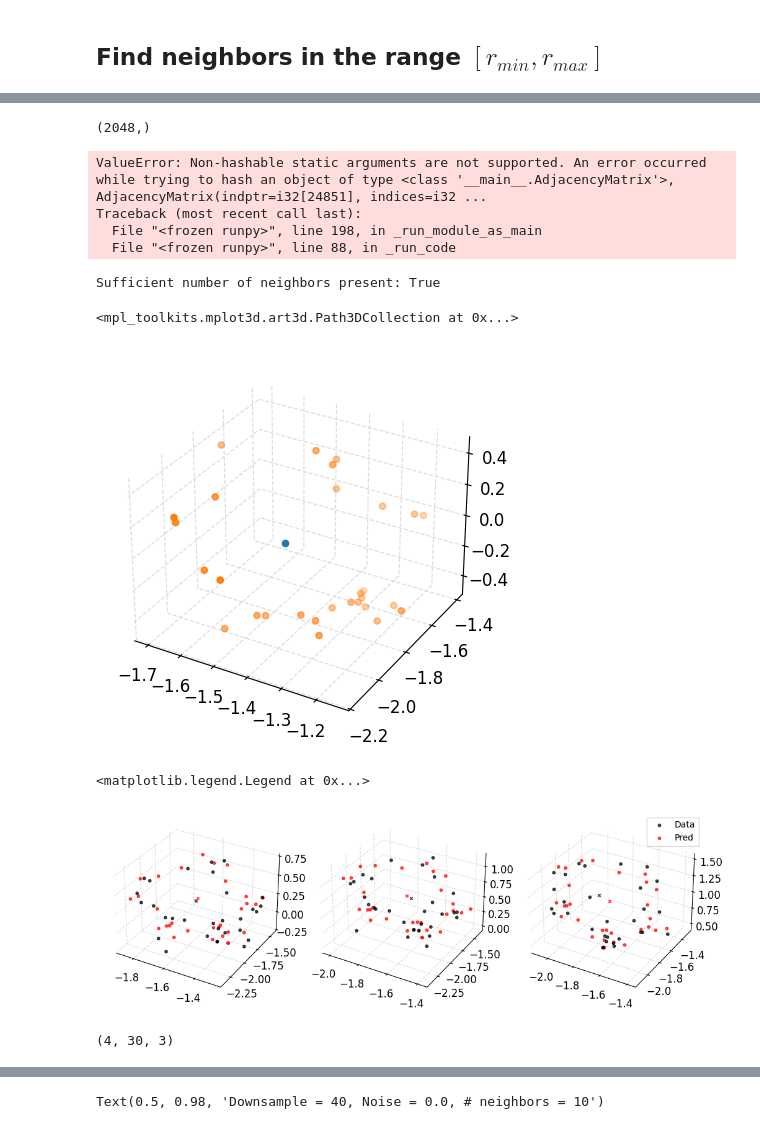
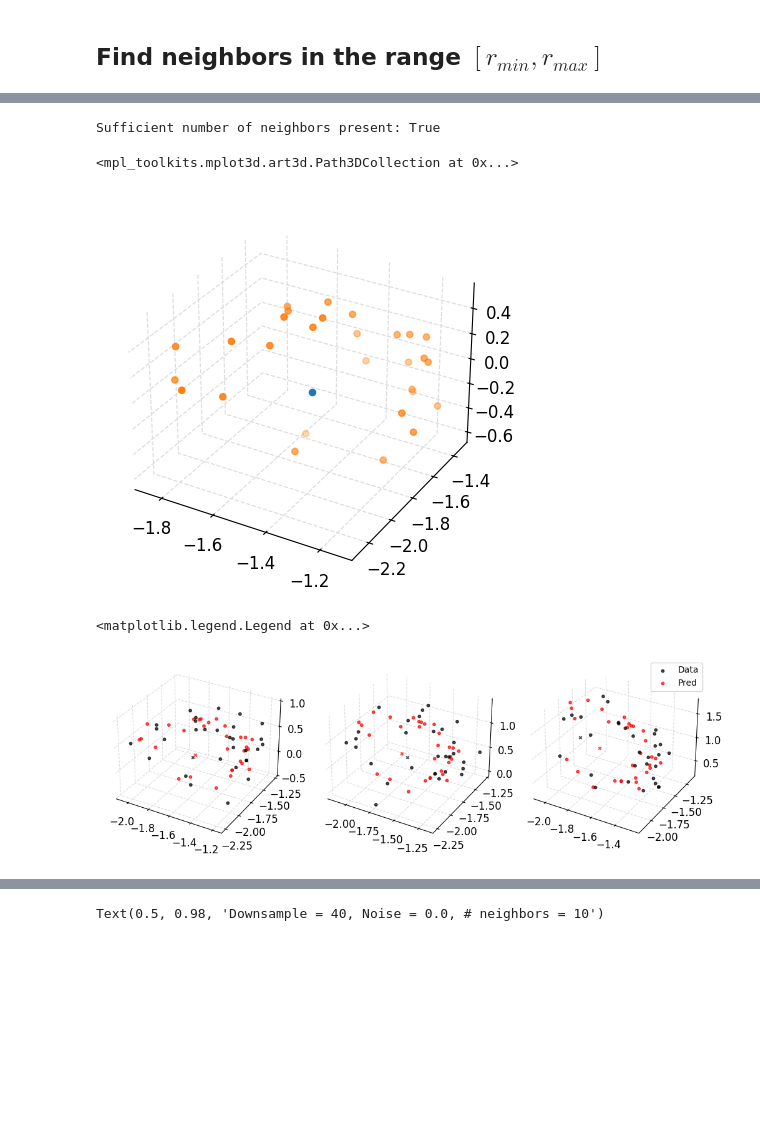
Before and after one commit to Jhko725/sandbox, a Jupyter notebook: notebooks/analysis/neighborhood.ipynb, the cells around one changed output, grey strips where cells are left out. Cells and saved outputs as stored; diff of their text form; code cells hidden in the pictures; blank space fills up the shorter version.

Commit message:
Finished implementing improved neighborhood based training

```diff
--- a/notebooks/analysis/neighborhood.ipynb
+++ b/notebooks/analysis/neighborhood.ipynb
@@ -89,7 +93,7 @@ ax.scatter(*dataset.u.reshape(-1, 3).T, s=0.5)
 # %% [markdown]
 ## Find neighbors in the range $[r_{min}, r_{max}]$
 # %%
-r_min, r_max = 0.3, 0.5
+r_min, r_max = 0.4, 0.6
 rollout = 3
 
 tree = scspatial.KDTree(
@@ -128,18 +131,0 @@ ax.hist(np.asarray([len(idx) for idx in neighbor_inds]), bins=50)
-# %%
-def sample_neighbor_inds(
-    sample_ind: int, n_samples: int, num_neighbor_cutoff: int = 30, key: int = 0
-):
-    rng = np.random.default_rng(key)
-    low, high = within_range.indptr[sample_ind], within_range.indptr[sample_ind + 1]
-    if high - low <= num_neighbor_cutoff:
-        neighbor_inds = np.zeros_like(sample_ind, shape=(n_samples,))
-        sufficient_neighbors = False
-    else:
-        ptrs = rng.integers(
-            low,
-            high,
-            size=n_samples,
-        )
-        neighbor_inds = within_range.indices[ptrs]
-        sufficient_neighbors = True
-    return neighbor_inds, sufficient_neighbors
@@ -274,19 +132,7 @@ out[0].block_until_ready()
-# %%
-out[1].shape
-# %% [output]
-(2048,)
-# %%
-%%timeit
-out = sample_neighbor_inds_jax_batched(np.arange(2048), adjacency, 30, 30)
-out[0].block_until_ready()
-# %% [output]
-ValueError: Non-hashable static arguments are not supported. An error occurred while trying to hash an object of type <class '__main__.AdjacencyMatrix'>, AdjacencyMatrix(indptr=i32[24851], indices=i32 ...
-Traceback (most recent call last):
-  File "<frozen runpy>", line 198, in _run_module_as_main
-  File "<frozen runpy>", line 88, in _run_code
 # %%
+adjacency = AdjacencyMatrix(within_range.indptr, within_range.indices)
 sample_ind = 50
-neighbor_inds, sufficient = sample_neighbor_inds_jax_batched(sample_ind, 30, 30)
+neighbor_inds, sufficient = sample_neighbor_inds(sample_ind, adjacency, 30, 30)
 print(f"Sufficient number of neighbors present: {sufficient}")
 
 fig, ax = plt.subplots(1, 1, figsize=(5, 4), subplot_kw={"projection": "3d"})
@@ -299,4 +145,4 @@ ax.scatter(*dataset.u[idx_neighbors].T)
 # %% [output]
 Sufficient number of neighbors present: True
 <mpl_toolkits.mplot3d.art3d.Path3DCollection at 0x...>
-[figure, old version]
+[figure, new version]
@@ -311,35 +149,47 @@ neighborflow = NeuralNeighborhoodFlow(model, second_order=True)
 # %%
+neighbor_traj_length = 4
+model = ODEModel(TransformedODE(Lorenz63(), transform))
+neighborflow = NeuralNeighborhoodFlow(model, second_order=True)
+
 sol = neighborflow.solve(
-    dataset.t[0, : rollout + 1],
+    dataset.t[0, :neighbor_traj_length],
     (dataset.u[idx_center], dataset.u[idx_neighbors] - dataset.u[idx_center]),
 )
 # %%
-fig, axes = plt.subplots(1, rollout, figsize=(10, 4), subplot_kw={"projection": "3d"})
+fig, axes = plt.subplots(
+    1, neighbor_traj_length - 1, figsize=(10, 4), subplot_kw={"projection": "3d"}
+)
 scatter_kwargs = {"s": 10, "alpha": 0.7}
 
-for i in range(rollout):
+for i in range(neighbor_traj_length - 1):
     axes[i].scatter(
         *dataset.u[idx_neighbors[0], idx_neighbors[1] + i + 1].T,
         color="black",
         label="Data",
         **scatter_kwargs,
     )
     axes[i].scatter(
         *dataset.u[idx_center[0], idx_center[1] + i + 1].T,
         color="black",
         marker="x",
         **scatter_kwargs,
     )
     axes[i].scatter(
         *(sol[1][i + 1] + sol[0][i + 1]).T, color="red", label="Pred", **scatter_kwargs
     )
     axes[i].scatter(*sol[0][i + 1].T, color="red", marker="x", **scatter_kwargs)
 axes[-1].legend(fontsize="small")
 # %% [output]
 <matplotlib.legend.Legend at 0x...>
-[figure, old version]
+[figure, new version]
 # %%
-sol[1].shape
+loader = NeighborhoodSegmentLoader(
+    dataset,
+    segment_length=10,
+    r_min=0.4,
+    r_max=0.6,
+    num_neighbors=30,
+    neighbor_cutoff=30,
+    batch_strategy=RandomSampleBatching(2048),
+)
-# %% [output]
-(4, 30, 3)
 # %%
```
Also changed, not shown: parts of 24 cells of this notebook, 5 other files.
